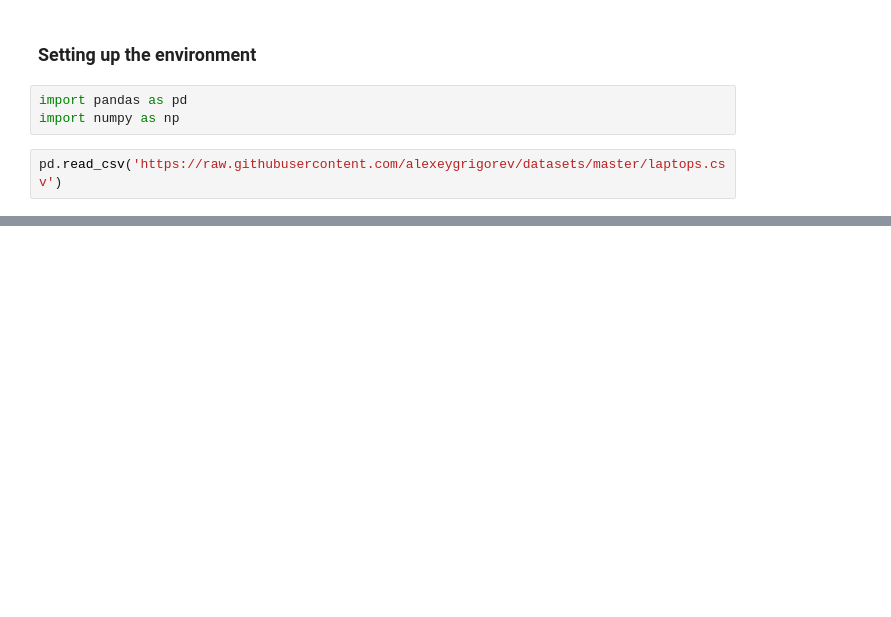
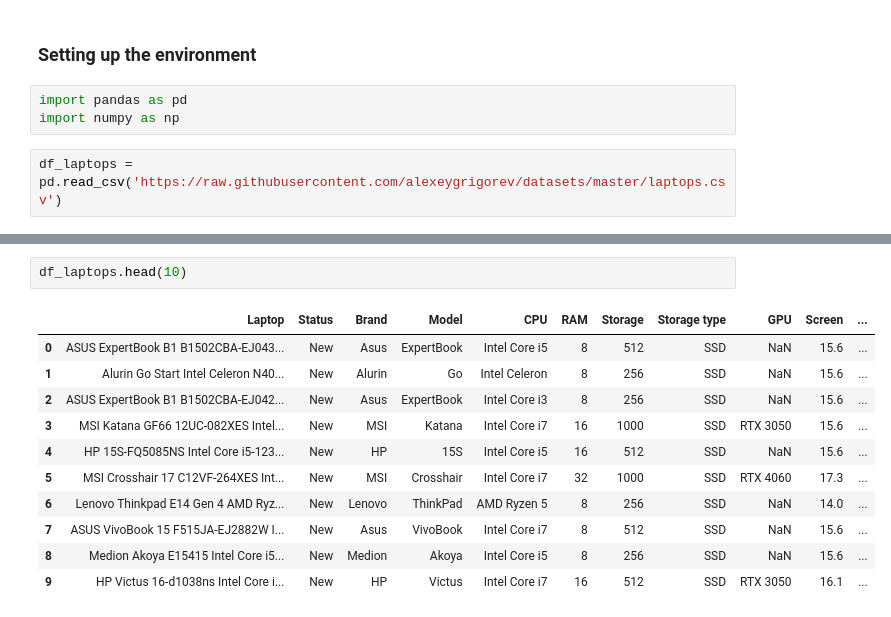
Before and after one commit to eekevall/machine-learning-zoomcamp-2024, a Jupyter notebook: 01-Intro/homework.ipynb, the cells around one changed output, grey strips where cells are left out. Cells and saved outputs as stored; diff of their text form; blank space fills up the shorter version.

```diff
--- a/01-Intro/homework.ipynb
+++ b/01-Intro/homework.ipynb
@@ -6,4 +6,4 @@
 import pandas as pd
 import numpy as np
 # %%
-pd.read_csv('https://raw.githubusercontent.com/alexeygrigorev/datasets/master/laptops.csv')
+df_laptops = pd.read_csv('https://raw.githubusercontent.com/alexeygrigorev/datasets/master/laptops.csv')
@@ -23,0 +26,14 @@ pd.read_csv('https://raw.githubusercontent.com/alexeygrigorev/datasets/master/la
+# %%
+df_laptops.head(10)
+# %% [output]
+|  | Laptop | Status | Brand | Model | CPU | RAM | Storage | Storage type | GPU | Screen | ... |
+| 0 | ASUS ExpertBook B1 B1502CBA-EJ043... | New | Asus | ExpertBook | Intel Core i5 | 8 | 512 | SSD | NaN | 15.6 | ... |
+| 1 | Alurin Go Start Intel Celeron N40... | New | Alurin | Go | Intel Celeron | 8 | 256 | SSD | NaN | 15.6 | ... |
+| 2 | ASUS ExpertBook B1 B1502CBA-EJ042... | New | Asus | ExpertBook | Intel Core i3 | 8 | 256 | SSD | NaN | 15.6 | ... |
+| 3 | MSI Katana GF66 12UC-082XES Intel... | New | MSI | Katana | Intel Core i7 | 16 | 1000 | SSD | RTX 3050 | 15.6 | ... |
+| 4 | HP 15S-FQ5085NS Intel Core i5-123... | New | HP | 15S | Intel Core i5 | 16 | 512 | SSD | NaN | 15.6 | ... |
+| 5 | MSI Crosshair 17 C12VF-264XES Int... | New | MSI | Crosshair | Intel Core i7 | 32 | 1000 | SSD | RTX 4060 | 17.3 | ... |
+| 6 | Lenovo Thinkpad E14 Gen 4 AMD Ryz... | New | Lenovo | ThinkPad | AMD Ryzen 5 | 8 | 256 | SSD | NaN | 14.0 | ... |
+| 7 | ASUS VivoBook 15 F515JA-EJ2882W I... | New | Asus | VivoBook | Intel Core i7 | 8 | 512 | SSD | NaN | 15.6 | ... |
+| 8 | Medion Akoya E15415 Intel Core i5... | New | Medion | Akoya | Intel Core i5 | 8 | 256 | SSD | NaN | 15.6 | ... |
+| 9 | HP Victus 16-d1038ns Intel Core i... | New | HP | Victus | Intel Core i7 | 16 | 512 | SSD | RTX 3050 | 16.1 | ... |
```
Also changed, not shown: parts of 22 cells of this notebook.
